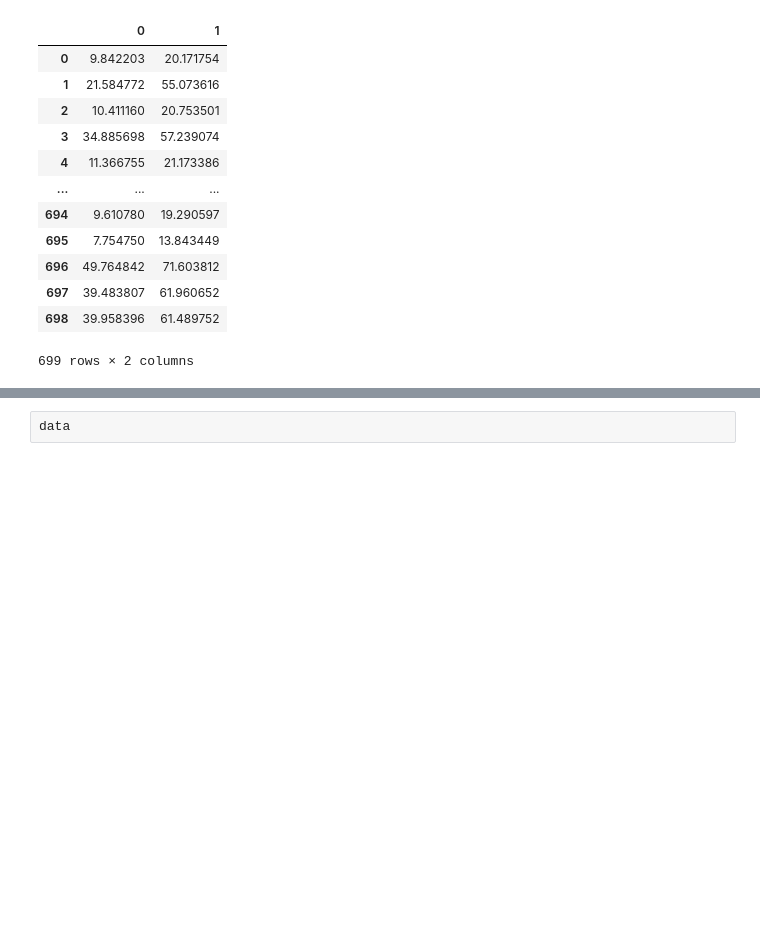
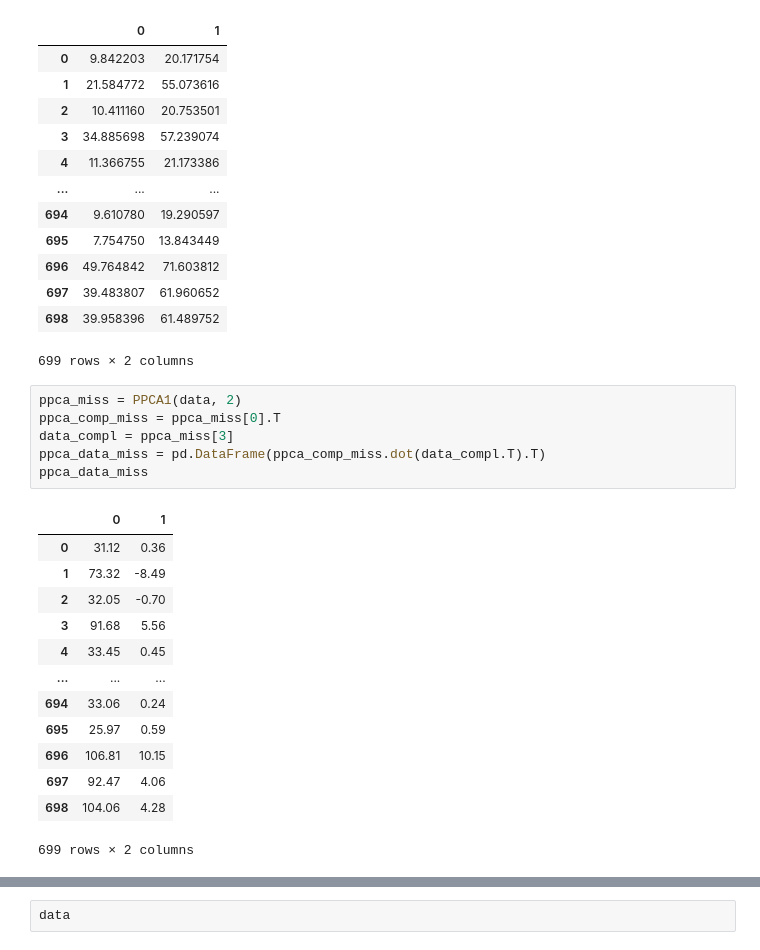
Before and after one commit to hhtnghia321/PPCA---project---Group-NNNV, a Jupyter notebook: fillna_with_PPCA.ipynb, the cells around one changed output, grey strips where cells are left out. Cells and saved outputs as stored; diff of their text form; blank space fills up the shorter version.

```diff
--- a/fillna_with_PPCA.ipynb
+++ b/fillna_with_PPCA.ipynb
@@ -188,6 +189,26 @@ ppca_data_miss
 | 697 | 39.483807 | 61.960652 |
 | 698 | 39.958396 | 61.489752 |
 699 rows × 2 columns
+# %%
+ppca_miss = PPCA1(data, 2)
+ppca_comp_miss = ppca_miss[0].T
+data_compl = ppca_miss[3]
+ppca_data_miss = pd.DataFrame(ppca_comp_miss.dot(data_compl.T).T)
+ppca_data_miss
+# %% [output]
+|  | 0 | 1 |
+| 0 | 31.12 | 0.36 |
+| 1 | 73.32 | -8.49 |
+| 2 | 32.05 | -0.70 |
+| 3 | 91.68 | 5.56 |
+| 4 | 33.45 | 0.45 |
+| ... | ... | ... |
+| 694 | 33.06 | 0.24 |
+| 695 | 25.97 | 0.59 |
+| 696 | 106.81 | 10.15 |
+| 697 | 92.47 | 4.06 |
+| 698 | 104.06 | 4.28 |
+699 rows × 2 columns
 # %%
 import seaborn as sns
 import matplotlib.pyplot as plt
```
Also changed, not shown: parts of 2 cells of this notebook.
